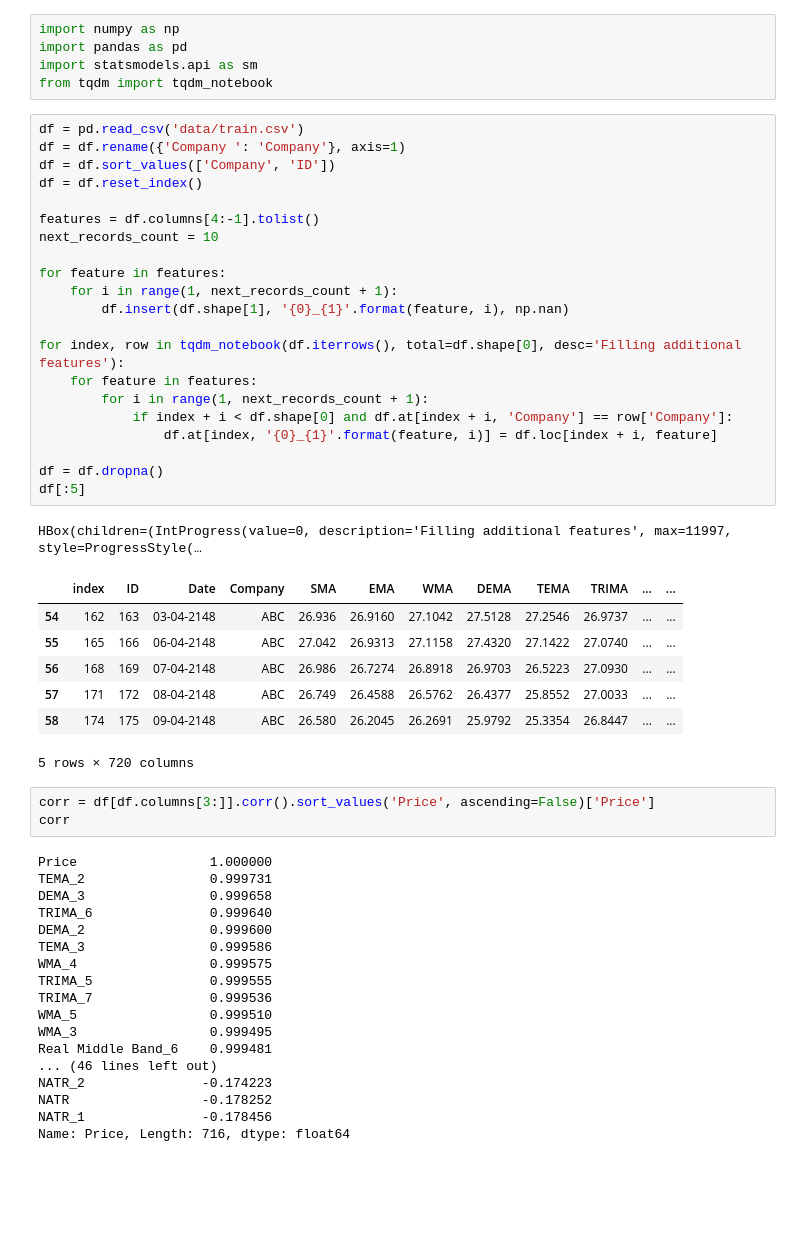
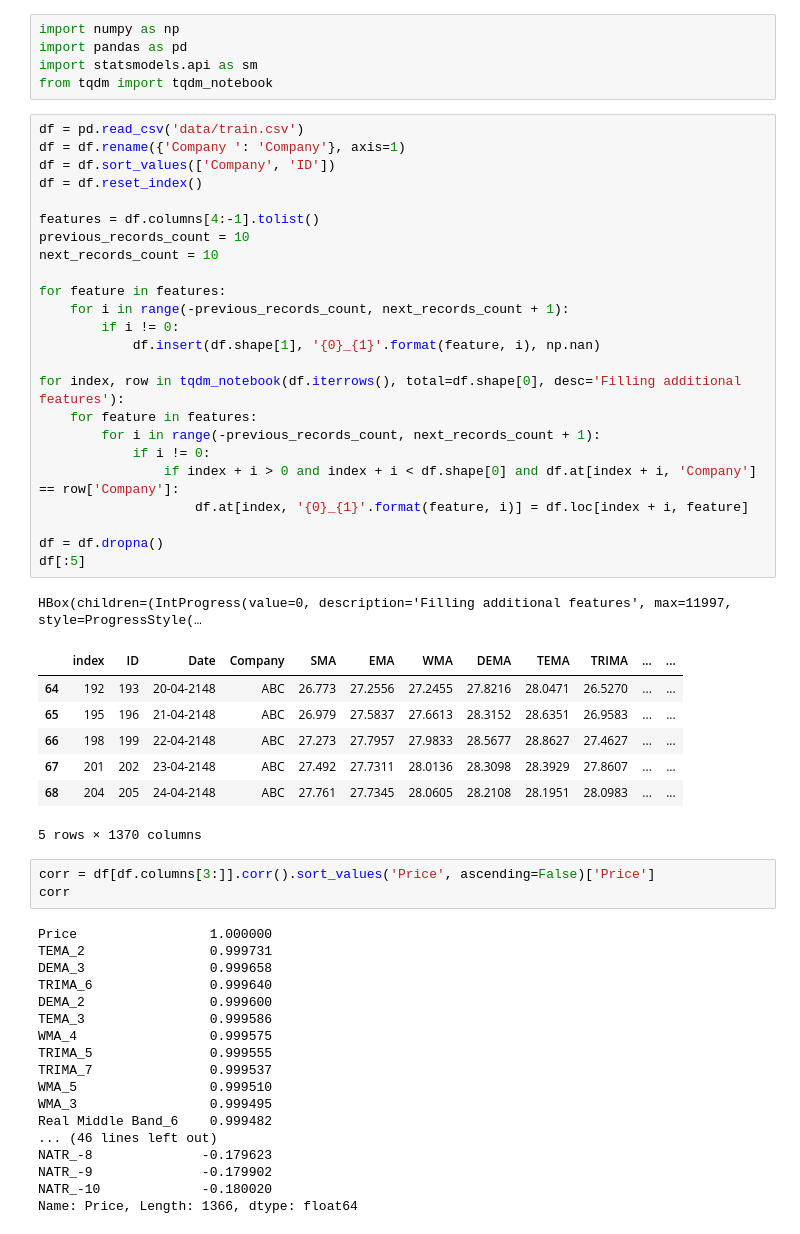
Before and after one commit to jmerle/freedom-from-uncertainty, a Jupyter notebook: Freedom_from_Uncertainty.ipynb, the cells around one changed output. Drawn from its saved outputs; the diff is of its cells as text; blank space fills up the shorter version.

```diff
--- a/Freedom_from_Uncertainty.ipynb
+++ b/Freedom_from_Uncertainty.ipynb
@@ -6,33 +6,36 @@ from tqdm import tqdm_notebook
 # %%
 df = pd.read_csv('data/train.csv')
 df = df.rename({'Company ': 'Company'}, axis=1)
 df = df.sort_values(['Company', 'ID'])
 df = df.reset_index()
 
 features = df.columns[4:-1].tolist()
+previous_records_count = 10
 next_records_count = 10
 
 for feature in features:
-    for i in range(1, next_records_count + 1):
-        df.insert(df.shape[1], '{0}_{1}'.format(feature, i), np.nan)
+    for i in range(-previous_records_count, next_records_count + 1):
+        if i != 0:
+            df.insert(df.shape[1], '{0}_{1}'.format(feature, i), np.nan)
 
 for index, row in tqdm_notebook(df.iterrows(), total=df.shape[0], desc='Filling additional features'):
     for feature in features:
-        for i in range(1, next_records_count + 1):
-            if index + i < df.shape[0] and df.at[index + i, 'Company'] == row['Company']:
-                df.at[index, '{0}_{1}'.format(feature, i)] = df.loc[index + i, feature]
+        for i in range(-previous_records_count, next_records_count + 1):
+            if i != 0:
+                if index + i > 0 and index + i < df.shape[0] and df.at[index + i, 'Company'] == row['Company']:
+                    df.at[index, '{0}_{1}'.format(feature, i)] = df.loc[index + i, feature]
 
 df = df.dropna()
 df[:5]
 # %% [output]
 HBox(children=(IntProgress(value=0, description='Filling additional features', max=11997, style=ProgressStyle(…
 |  | index | ID | Date | Company | SMA | EMA | WMA | DEMA | TEMA | TRIMA | ... | ... |
-| 54 | 162 | 163 | 03-04-2148 | ABC | 26.936 | 26.9160 | 27.1042 | 27.5128 | 27.2546 | 26.9737 | ... | ... |
-| 55 | 165 | 166 | 06-04-2148 | ABC | 27.042 | 26.9313 | 27.1158 | 27.4320 | 27.1422 | 27.0740 | ... | ... |
-| 56 | 168 | 169 | 07-04-2148 | ABC | 26.986 | 26.7274 | 26.8918 | 26.9703 | 26.5223 | 27.0930 | ... | ... |
-| 57 | 171 | 172 | 08-04-2148 | ABC | 26.749 | 26.4588 | 26.5762 | 26.4377 | 25.8552 | 27.0033 | ... | ... |
-| 58 | 174 | 175 | 09-04-2148 | ABC | 26.580 | 26.2045 | 26.2691 | 25.9792 | 25.3354 | 26.8447 | ... | ... |
+| 64 | 192 | 193 | 20-04-2148 | ABC | 26.773 | 27.2556 | 27.2455 | 27.8216 | 28.0471 | 26.5270 | ... | ... |
+| 65 | 195 | 196 | 21-04-2148 | ABC | 26.979 | 27.5837 | 27.6613 | 28.3152 | 28.6351 | 26.9583 | ... | ... |
+| 66 | 198 | 199 | 22-04-2148 | ABC | 27.273 | 27.7957 | 27.9833 | 28.5677 | 28.8627 | 27.4627 | ... | ... |
+| 67 | 201 | 202 | 23-04-2148 | ABC | 27.492 | 27.7311 | 28.0136 | 28.3098 | 28.3929 | 27.8607 | ... | ... |
+| 68 | 204 | 205 | 24-04-2148 | ABC | 27.761 | 27.7345 | 28.0605 | 28.2108 | 28.1951 | 28.0983 | ... | ... |
-5 rows × 720 columns
+5 rows × 1370 columns
 # %%
 corr = df[df.columns[3:]].corr().sort_values('Price', ascending=False)['Price']
 corr
@@ -45,13 +48,13 @@ DEMA_2                0.999600
 TEMA_3                0.999586
 WMA_4                 0.999575
 TRIMA_5               0.999555
-TRIMA_7               0.999536
+TRIMA_7               0.999537
 WMA_5                 0.999510
 WMA_3                 0.999495
-Real Middle Band_6    0.999481
+Real Middle Band_6    0.999482
 ... (46 lines left out)
-NATR_2               -0.174223
-NATR                 -0.178252
-NATR_1               -0.178456
-Name: Price, Length: 716, dtype: float64
+NATR_-8              -0.179623
+NATR_-9              -0.179902
+NATR_-10             -0.180020
+Name: Price, Length: 1366, dtype: float64
 # %%
```
Also changed, not shown: parts of 2 cells of this notebook, 3 other files.
